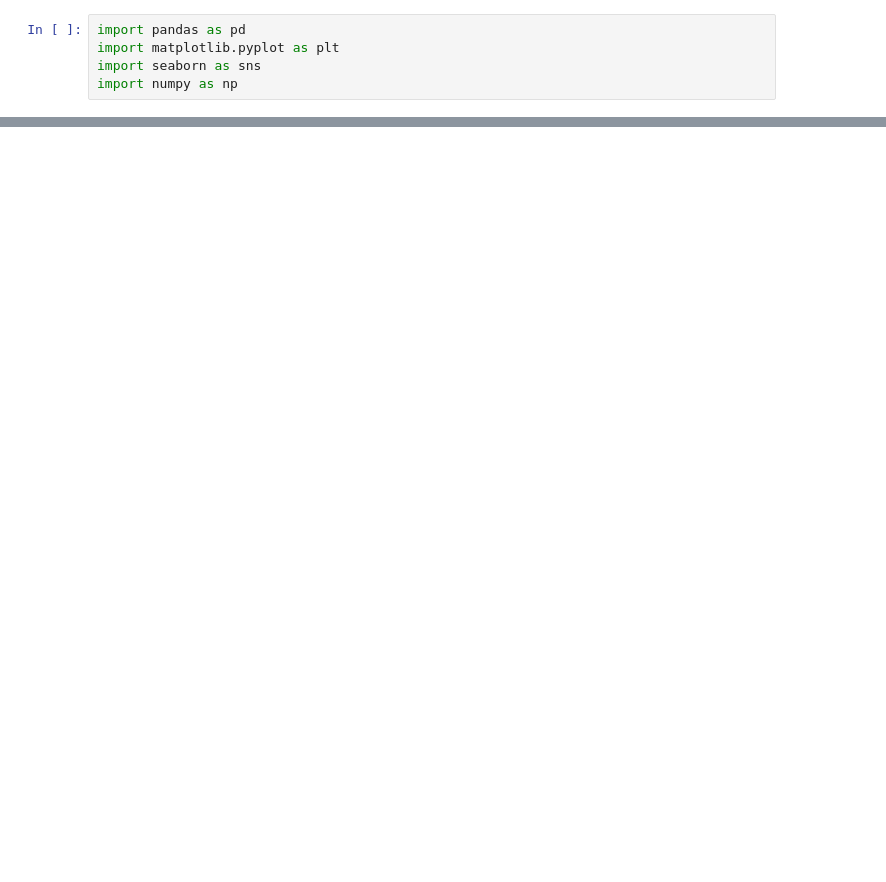
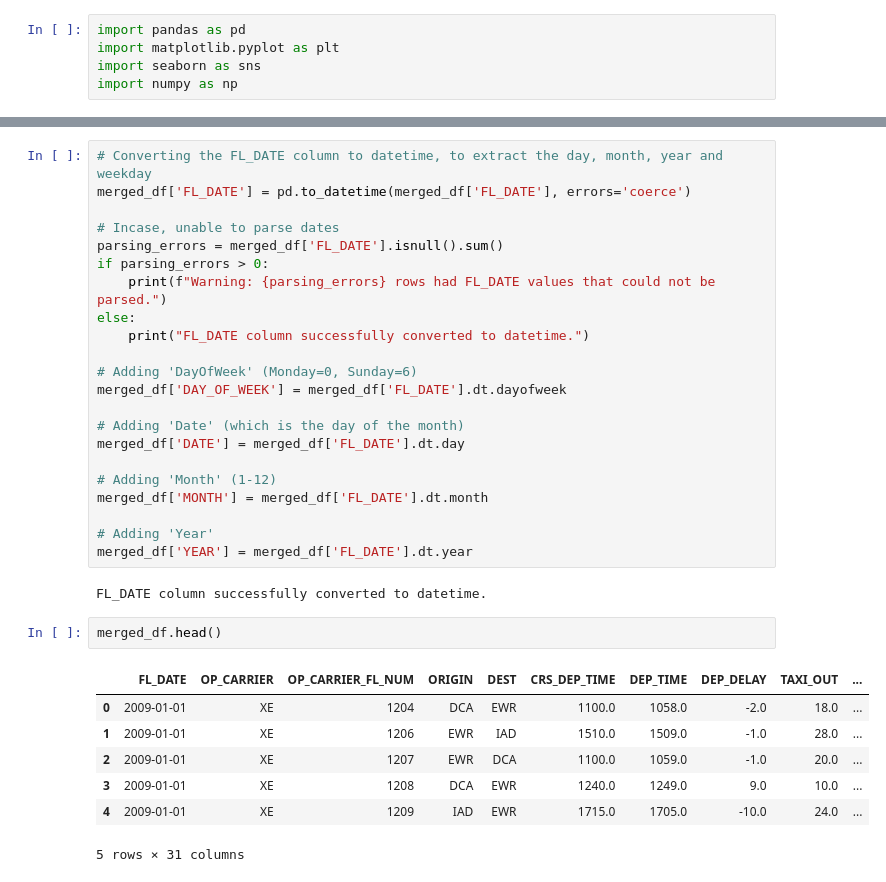
Before and after one commit to shloak17107/airline-delay-prediction, a Jupyter notebook: CMPE_257_Airline_Delays.ipynb, the cells around one changed output, grey strips where cells are left out. Drawn from its saved outputs; the diff is of its cells as text; blank space fills up the shorter version.

```diff
--- a/CMPE_257_Airline_Delays.ipynb
+++ b/CMPE_257_Airline_Delays.ipynb
@@ -105,0 +431,34 @@ Summary Statistics for Numerical Columns:
+# %%
+# Converting the FL_DATE column to datetime, to extract the day, month, year and weekday
+merged_df['FL_DATE'] = pd.to_datetime(merged_df['FL_DATE'], errors='coerce')
+
+# Incase, unable to parse dates
+parsing_errors = merged_df['FL_DATE'].isnull().sum()
+if parsing_errors > 0:
+    print(f"Warning: {parsing_errors} rows had FL_DATE values that could not be parsed.")
+else:
+    print("FL_DATE column successfully converted to datetime.")
+
+# Adding 'DayOfWeek' (Monday=0, Sunday=6)
+merged_df['DAY_OF_WEEK'] = merged_df['FL_DATE'].dt.dayofweek
+
+# Adding 'Date' (which is the day of the month)
+merged_df['DATE'] = merged_df['FL_DATE'].dt.day
+
+# Adding 'Month' (1-12)
+merged_df['MONTH'] = merged_df['FL_DATE'].dt.month
+
+# Adding 'Year'
+merged_df['YEAR'] = merged_df['FL_DATE'].dt.year
+# %% [output]
+FL_DATE column successfully converted to datetime.
+# %%
+merged_df.head()
+# %% [output]
+|  | FL_DATE | OP_CARRIER | OP_CARRIER_FL_NUM | ORIGIN | DEST | CRS_DEP_TIME | DEP_TIME | DEP_DELAY | TAXI_OUT | ... |
+| 0 | 2009-01-01 | XE | 1204 | DCA | EWR | 1100.0 | 1058.0 | -2.0 | 18.0 | ... |
+| 1 | 2009-01-01 | XE | 1206 | EWR | IAD | 1510.0 | 1509.0 | -1.0 | 28.0 | ... |
+| 2 | 2009-01-01 | XE | 1207 | EWR | DCA | 1100.0 | 1059.0 | -1.0 | 20.0 | ... |
+| 3 | 2009-01-01 | XE | 1208 | DCA | EWR | 1240.0 | 1249.0 | 9.0 | 10.0 | ... |
+| 4 | 2009-01-01 | XE | 1209 | IAD | EWR | 1715.0 | 1705.0 | -10.0 | 24.0 | ... |
+5 rows × 31 columns
```
Also changed, not shown: parts of 47 cells of this notebook.
